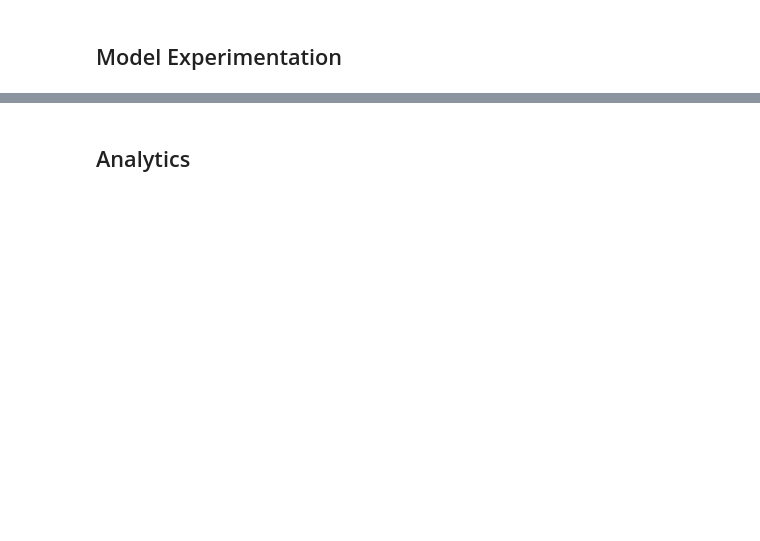
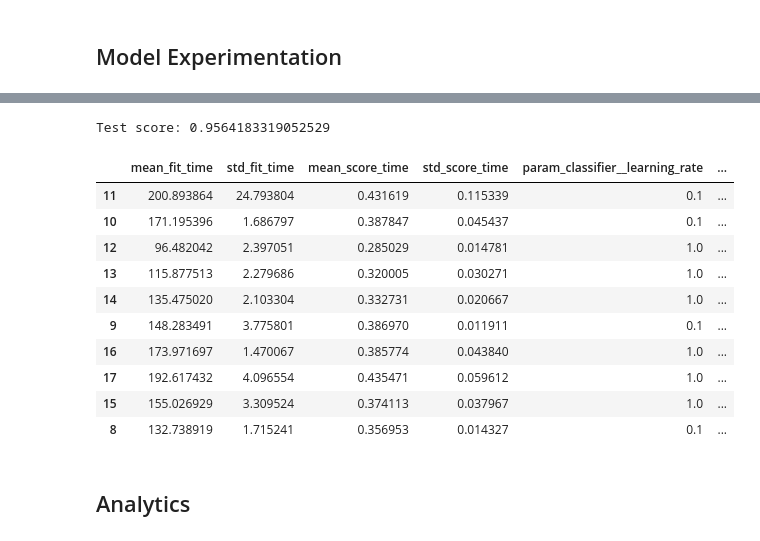
Before and after one commit to martabaker/ds_project_4, a Jupyter notebook: Notebooks/Models_final_condensed.ipynb, the cells around one changed output, grey strips where cells are left out. Saved outputs shown, nothing was run; the diff lists cells and outputs as text; code cells hidden in the pictures; blank space fills up the shorter version.

```diff
--- a/Notebooks/Models_final_condensed.ipynb
+++ b/Notebooks/Models_final_condensed.ipynb
@@ -499,0 +500,24 @@ weighted avg       0.96      0.96      0.96     32372
+# %%
+# Grid Search #7: Gradient Boost on binned_df
+
+model_pipeline = Pipeline([
+    ('preprocessor', preprocessor),
+    ('classifier', GradientBoostingClassifier(random_state=42))
+])
+
+search_grid = {
+    "classifier__n_estimators": [250, 300, 350, 400, 450, 500],
+    "classifier__learning_rate": [0.01, 0.1, 1]
+}
+
+GS = GridSearchCV(model_pipeline,
+                 param_grid = search_grid,
+                 scoring = "f1_weighted",
+                refit = "f1_weighted",
+                cv = 5,
+                verbose = 3)
+# %%
+# Train model and print run time
+start_time = time.time()
+GS.fit(X_train, y_train)
+print("--- %s seconds ---" % (time.time() - start_time))
@@ -500,3 +567,23 @@ weighted avg       0.96      0.96      0.96     32372
+# %%
+test_score = GS.score(X_test, y_test)
+print(f"Test score: {test_score}")
+# %% [output]
+Test score: 0.9564183319052529
+# %%
+df_grid7 = pd.DataFrame(GS.cv_results_)
+df_grid7.sort_values("rank_test_score").head(10)
+# %% [output]
+|  | mean_fit_time | std_fit_time | mean_score_time | std_score_time | param_classifier__learning_rate | ... |
+| 11 | 200.893864 | 24.793804 | 0.431619 | 0.115339 | 0.1 | ... |
+| 10 | 171.195396 | 1.686797 | 0.387847 | 0.045437 | 0.1 | ... |
+| 12 | 96.482042 | 2.397051 | 0.285029 | 0.014781 | 1.0 | ... |
+| 13 | 115.877513 | 2.279686 | 0.320005 | 0.030271 | 1.0 | ... |
+| 14 | 135.475020 | 2.103304 | 0.332731 | 0.020667 | 1.0 | ... |
+| 9 | 148.283491 | 3.775801 | 0.386970 | 0.011911 | 0.1 | ... |
+| 16 | 173.971697 | 1.470067 | 0.385774 | 0.043840 | 1.0 | ... |
+| 17 | 192.617432 | 4.096554 | 0.435471 | 0.059612 | 1.0 | ... |
+| 15 | 155.026929 | 3.309524 | 0.374113 | 0.037967 | 1.0 | ... |
+| 8 | 132.738919 | 1.715241 | 0.356953 | 0.014327 | 0.1 | ... |
 # %% [markdown]
 ## Analytics
 # %%
```
Also changed, not shown: parts of 12 cells of this notebook, 34 other files.
